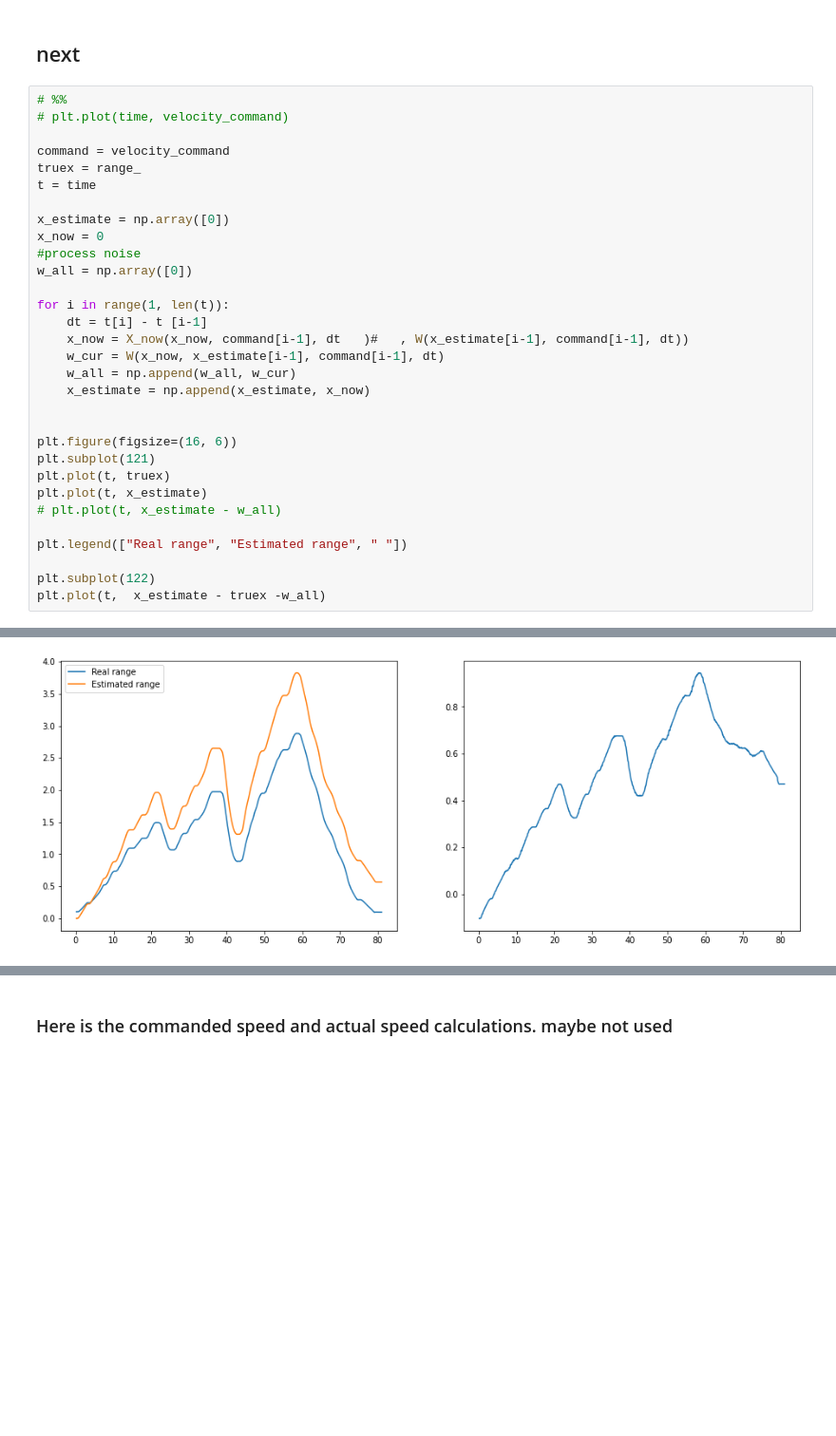
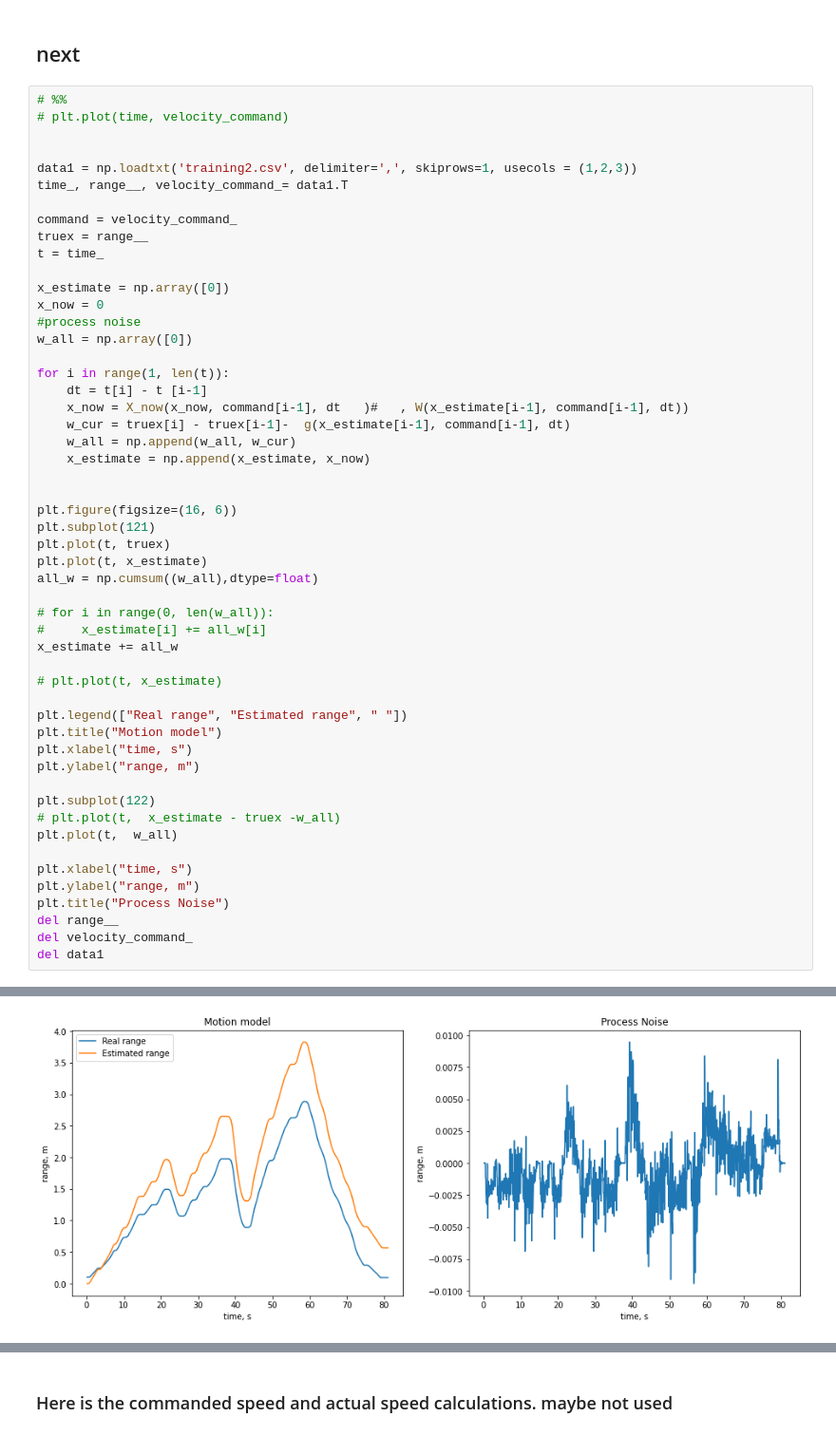
Before and after one commit to Laserbean/ENMT482_Ass1, a Jupyter notebook: Assignment1.ipynb, the cells around one changed output, grey strips where cells are left out. Shown: that part at 95% size. Saved outputs shown, nothing was run; the diff lists cells and outputs as text; blank space fills up the shorter version.

```diff
--- a/Assignment1.ipynb
+++ b/Assignment1.ipynb
@@ -375,9 +377,13 @@ index, time, range_, velocity_command, raw_ir1, raw_ir2, raw_ir3, raw_ir4, sonar
 # %%
 # plt.plot(time, velocity_command)
 
-command = velocity_command
-truex = range_
-t = time
+
+data1 = np.loadtxt('training2.csv', delimiter=',', skiprows=1, usecols = (1,2,3))
+time_, range__, velocity_command_= data1.T
+
+command = velocity_command_
+truex = range__
+t = time_
 
 x_estimate = np.array([0])
 x_now = 0
@@ -387,7 +393,7 @@ w_all = np.array([0])
 for i in range(1, len(t)):
     dt = t[i] - t [i-1]
     x_now = X_now(x_now, command[i-1], dt   )#   , W(x_estimate[i-1], command[i-1], dt))
-    w_cur = W(x_now, x_estimate[i-1], command[i-1], dt)
+    w_cur = truex[i] - truex[i-1]-  g(x_estimate[i-1], command[i-1], dt)
     w_all = np.append(w_all, w_cur)
     x_estimate = np.append(x_estimate, x_now)
 
@@ -396,10 +402,27 @@ plt.figure(figsize=(16, 6))
 plt.subplot(121)
 plt.plot(t, truex)
 plt.plot(t, x_estimate)
-# plt.plot(t, x_estimate - w_all)
+all_w = np.cumsum((w_all),dtype=float)
+
+# for i in range(0, len(w_all)):
+#     x_estimate[i] += all_w[i]
+x_estimate += all_w
+
+# plt.plot(t, x_estimate)
 
 plt.legend(["Real range", "Estimated range", " "])
+plt.title("Motion model")
+plt.xlabel("time, s")
+plt.ylabel("range, m")
 
 plt.subplot(122)
-plt.plot(t,  x_estimate - truex -w_all)
+# plt.plot(t,  x_estimate - truex -w_all)
+plt.plot(t,  w_all)
+
+plt.xlabel("time, s")
+plt.ylabel("range, m")
+plt.title("Process Noise")
+del range__
+del velocity_command_
+del data1
 # %% [output]
@@ -407,4 +429,4 @@ plt.plot(t,  x_estimate - truex -w_all)
-[figure, old version]
+[figure, new version]
 # %%
 #process noise var
 # probably can assume dt = 0.06 seconds
```
Also changed, not shown: parts of 23 cells of this notebook.
